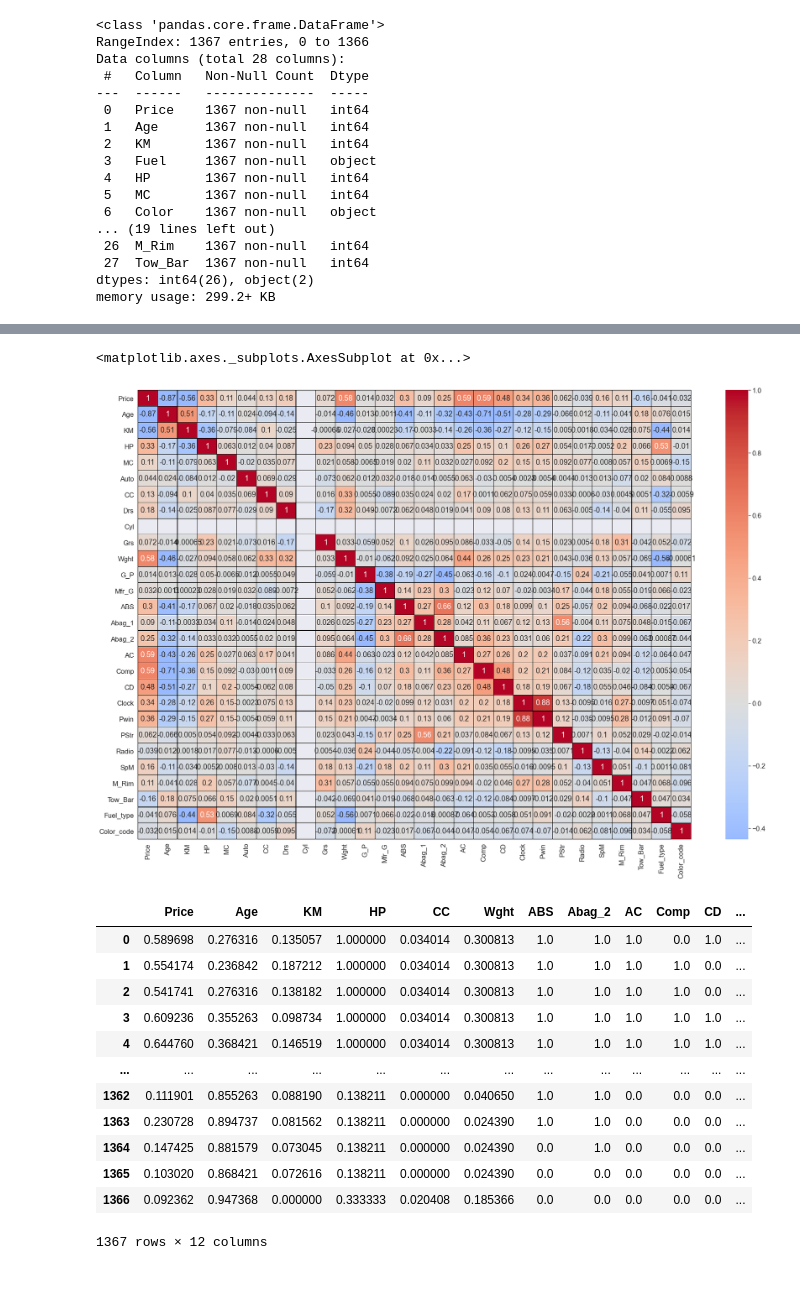
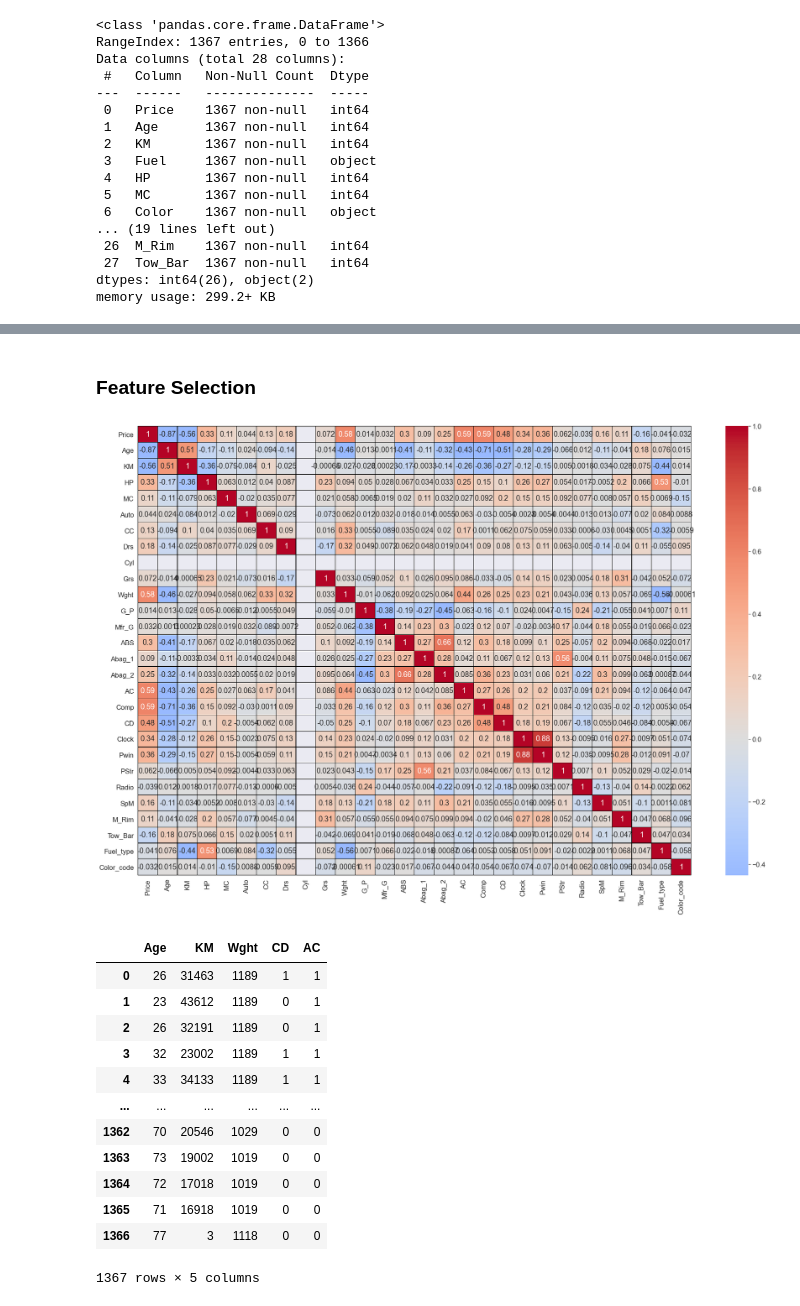
Before and after one commit to vvenkatesh-ML/Projects, a Jupyter notebook: Assignment 1/assignment_code.ipynb, the cells around one changed output, grey strips where cells are left out. Saved outputs shown, nothing was run; the diff lists cells and outputs as text; code cells hidden in the pictures.

```diff
--- a/Assignment 1/assignment_code.ipynb
+++ b/Assignment 1/assignment_code.ipynb
@@ -64,6 +69,8 @@ df['Fuel_type'] = df.Fuel.map(Fuel_dict)
 new_lbl = LabelEncoder()
 df['Color_code'] = new_lbl.fit_transform(df['Color'])
 df_new = df.drop(['Fuel', 'Color'], axis = 1)
+# %% [markdown]
+### Feature Selection
 # %%
 #Check for correlation between the features and the target variable using pearson correlation
 correlation = df_new.corr(method='pearson')
@@ -72,32 +79,51 @@ plt.figure(figsize=(30,20))
 sns.set(font_scale=1.5)
 sns.heatmap(correlation, xticklabels=correlation.columns, yticklabels=correlation.columns, cmap='coolwarm', annot=True,
             linewidths = 0.1, linecolor='black',robust = True, annot_kws={"size": 18}, center= 0)
+#Sort the features in descending correlation
+features_sort = correlation.sort_values('Price',ascending = False)
 # %% [output]
-<matplotlib.axes._subplots.AxesSubplot at 0x...>
 [figure]
-# %%
-#Sort the features in descending correlation
-features_sort = correlation.sort_values('Price',ascending = False)
-#Drop columns with correlation values less than +/- 0.2 (with the exception of KM and Age)
-df_new.drop(['Drs','SpM','M_Rim','MC','Abag_1','Grs','PStr','Auto','Mfr_G','G_P','Color_code','Radio','Fuel_type','Tow_Bar','Clock','Cyl'], axis = 1, inplace = True)
-# %%
-#Normalize all values to bring them to a similar scale (Normalizing data brings all values to within 0 & 1)
-x = df_new.values
-min_max_scaler = preprocessing.MinMaxScaler()
-x_scaled = min_max_scaler.fit_transform(x)
-df_new.loc[:,:] = x_scaled
-df_new
-# %% [output]
-|  | Price | Age | KM | HP | CC | Wght | ABS | Abag_2 | AC | Comp | CD | ... |
-| 0 | 0.589698 | 0.276316 | 0.135057 | 1.000000 | 0.034014 | 0.300813 | 1.0 | 1.0 | 1.0 | 0.0 | 1.0 | ... |
-| 1 | 0.554174 | 0.236842 | 0.187212 | 1.000000 | 0.034014 | 0.300813 | 1.0 | 1.0 | 1.0 | 1.0 | 0.0 | ... |
-| 2 | 0.541741 | 0.276316 | 0.138182 | 1.000000 | 0.034014 | 0.300813 | 1.0 | 1.0 | 1.0 | 1.0 | 0.0 | ... |
-| 3 | 0.609236 | 0.355263 | 0.098734 | 1.000000 | 0.034014 | 0.300813 | 1.0 | 1.0 | 1.0 | 1.0 | 1.0 | ... |
-| 4 | 0.644760 | 0.368421 | 0.146519 | 1.000000 | 0.034014 | 0.300813 | 1.0 | 1.0 | 1.0 | 1.0 | 1.0 | ... |
-| ... | ... | ... | ... | ... | ... | ... | ... | ... | ... | ... | ... | ... |
-| 1362 | 0.111901 | 0.855263 | 0.088190 | 0.138211 | 0.000000 | 0.040650 | 1.0 | 1.0 | 0.0 | 0.0 | 0.0 | ... |
-| 1363 | 0.230728 | 0.894737 | 0.081562 | 0.138211 | 0.000000 | 0.024390 | 1.0 | 1.0 | 0.0 | 0.0 | 0.0 | ... |
-| 1364 | 0.147425 | 0.881579 | 0.073045 | 0.138211 | 0.000000 | 0.024390 | 0.0 | 1.0 | 0.0 | 0.0 | 0.0 | ... |
-| 1365 | 0.103020 | 0.868421 | 0.072616 | 0.138211 | 0.000000 | 0.024390 | 0.0 | 0.0 | 0.0 | 0.0 | 0.0 | ... |
-| 1366 | 0.092362 | 0.947368 | 0.000000 | 0.333333 | 0.020408 | 0.185366 | 0.0 | 0.0 | 0.0 | 0.0 | 0.0 | ... |
-1367 rows × 12 columns
+# %%
+# Normalize all values to bring them to a similar scale (Normalizing data brings all values to within 0 & 1)
+x = df_new.values
+min_max_scaler = preprocessing.MinMaxScaler()
+x_scaled = min_max_scaler.fit_transform(x)
+df_new.loc[:,:] = x_scaled
+
+#Establishing the features and the target parameters
+X = df_new.drop(columns=['Price'])
+y = df_new.Price
+
+#Combining correlation and p-value test
+lin_reg = sm.OLS(y,X).fit()
+p = lin_reg.pvalues
+p_df = pd.DataFrame(p)
+p_df.columns = ['p_value']
+correlation_new = correlation['Price'].copy()
+correlation_new = correlation_new.drop(['Price'], axis =0)
+corr_df = pd.DataFrame(correlation_new)
+corr_df.columns = ['Correlation']
+features_df = pd.concat([corr_df,p_df], axis = 1)
+
+#Setting criterias for the features based on correlation and p_value
+features_df = features_df.loc[(features_df['Correlation'] > 0.2) | (features_df['Correlation'] < -0.2) & (features_df['p_value'] < 0.05) ]
+
+##Only Age, KM, Wght, AC and CD meet the criteria comfortably
+features_df = features_df.drop(['HP','ABS','Abag_2','Comp','Clock','Pwin'], axis=0)
+#Final features
+df_new = df[['Age','KM','Wght','CD','AC']]
+df_new
+# %% [output]
+|  | Age | KM | Wght | CD | AC |
+| 0 | 26 | 31463 | 1189 | 1 | 1 |
+| 1 | 23 | 43612 | 1189 | 0 | 1 |
+| 2 | 26 | 32191 | 1189 | 0 | 1 |
+| 3 | 32 | 23002 | 1189 | 1 | 1 |
+| 4 | 33 | 34133 | 1189 | 1 | 1 |
+| ... | ... | ... | ... | ... | ... |
+| 1362 | 70 | 20546 | 1029 | 0 | 0 |
+| 1363 | 73 | 19002 | 1019 | 0 | 0 |
+| 1364 | 72 | 17018 | 1019 | 0 | 0 |
+| 1365 | 71 | 16918 | 1019 | 0 | 0 |
+| 1366 | 77 | 3 | 1118 | 0 | 0 |
+1367 rows × 5 columns
```
Also changed, not shown: parts of 10 cells of this notebook.
